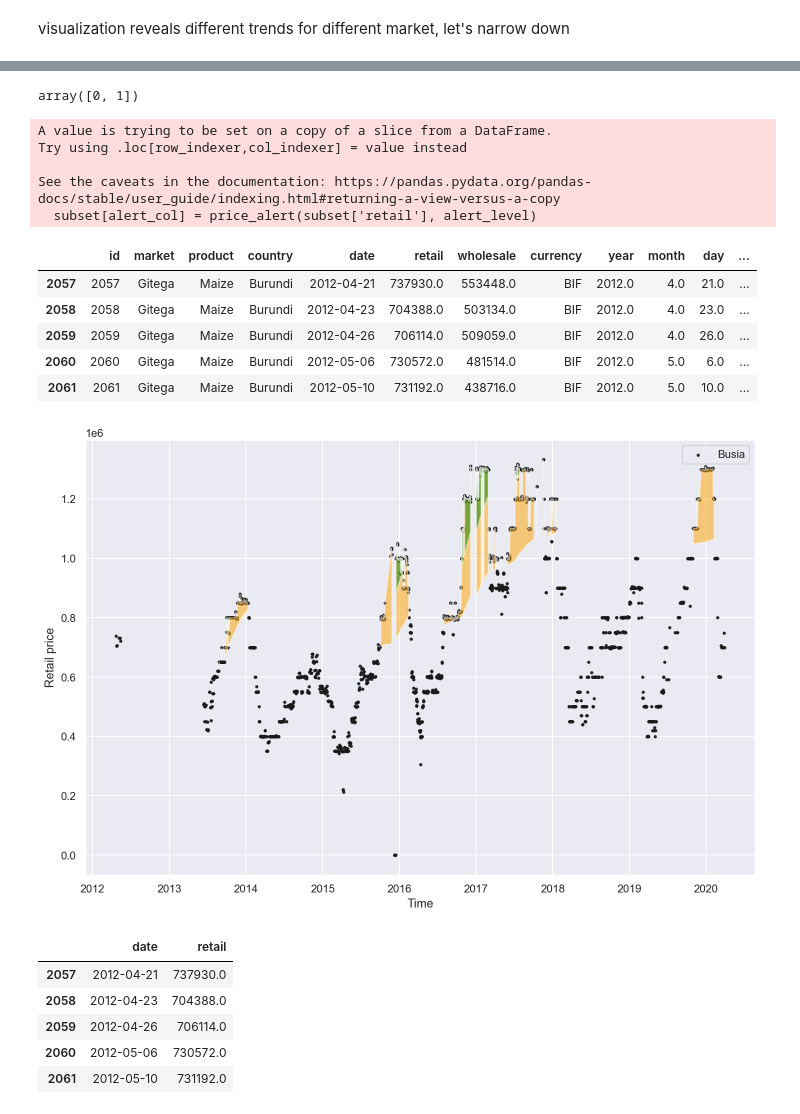
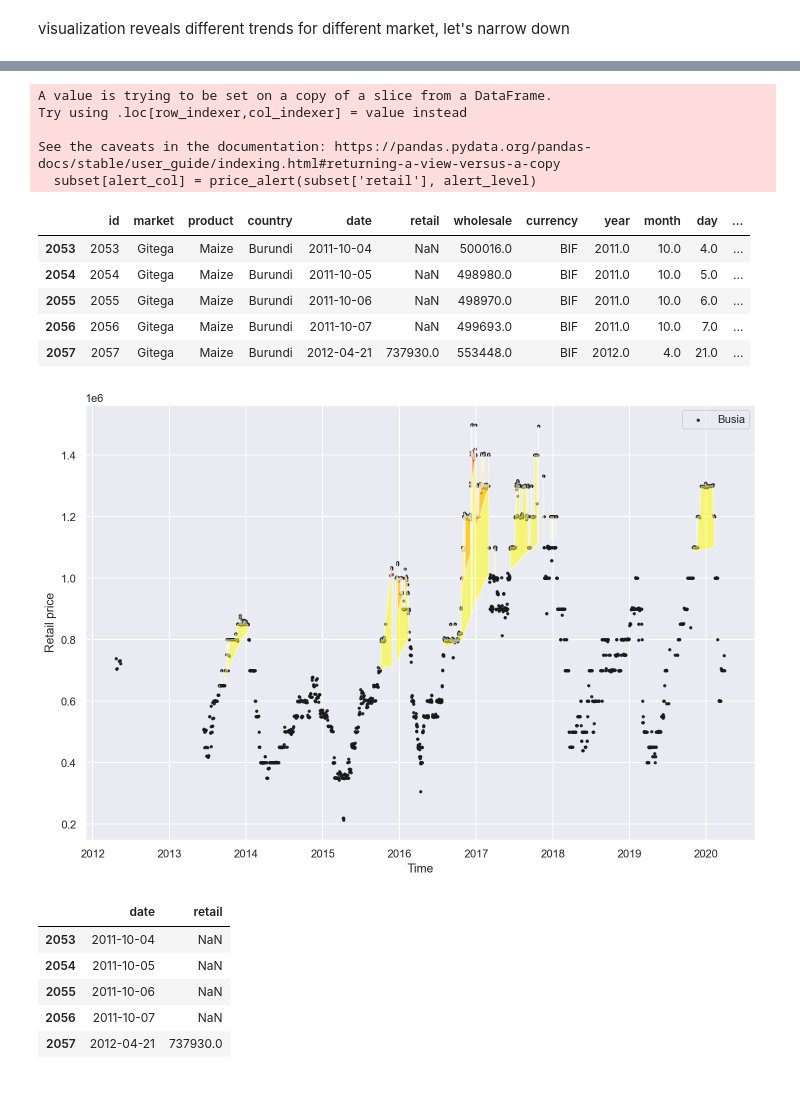
Before and after one commit to qianjing2020/lambda_lab, a Jupyter notebook: notebooks/data_price_alert.ipynb, the cells around one changed output, grey strips where cells are left out. Drawn from its saved outputs; the diff is of its cells as text; code cells hidden in the pictures.

```diff
--- a/notebooks/data_price_alert.ipynb
+++ b/notebooks/data_price_alert.ipynb
@@ -38,5 +41,5 @@ plt.show()
 # %%
-condition = (df['date']>'2012-01-01' ) & ( df['product']=='Maize')
+condition = ( df['product']=='Maize')
 df = df[condition]
 df.head()
 # %% [output]
@@ -49,2 +52,3 @@ df.head()
 # %%
 df['currency'].unique()
+df = df[df['retail']!=0]
@@ -100,9 +106,3 @@ plt.show()
-# %%
-a = np.array([0, 1])
-b = a.copy()
-b
-# %% [output]
-array([0, 1])
 # %%
 # define alert price:
 def price_alert(df_series, alert_levels=3):
@@ -137,40 +137,33 @@ See the caveats in the documentation: https://pandas.pydata.org/pandas-docs/stab
 subset.head()
 # %% [output]
 |  | id | market | product | country | date | retail | wholesale | currency | year | month | day | ... |
+| 2053 | 2053 | Gitega | Maize | Burundi | 2011-10-04 | NaN | 500016.0 | BIF | 2011.0 | 10.0 | 4.0 | ... |
+| 2054 | 2054 | Gitega | Maize | Burundi | 2011-10-05 | NaN | 498980.0 | BIF | 2011.0 | 10.0 | 5.0 | ... |
+| 2055 | 2055 | Gitega | Maize | Burundi | 2011-10-06 | NaN | 498970.0 | BIF | 2011.0 | 10.0 | 6.0 | ... |
+| 2056 | 2056 | Gitega | Maize | Burundi | 2011-10-07 | NaN | 499693.0 | BIF | 2011.0 | 10.0 | 7.0 | ... |
 | 2057 | 2057 | Gitega | Maize | Burundi | 2012-04-21 | 737930.0 | 553448.0 | BIF | 2012.0 | 4.0 | 21.0 | ... |
-| 2058 | 2058 | Gitega | Maize | Burundi | 2012-04-23 | 704388.0 | 503134.0 | BIF | 2012.0 | 4.0 | 23.0 | ... |
-| 2059 | 2059 | Gitega | Maize | Burundi | 2012-04-26 | 706114.0 | 509059.0 | BIF | 2012.0 | 4.0 | 26.0 | ... |
-| 2060 | 2060 | Gitega | Maize | Burundi | 2012-05-06 | 730572.0 | 481514.0 | BIF | 2012.0 | 5.0 | 6.0 | ... |
-| 2061 | 2061 | Gitega | Maize | Burundi | 2012-05-10 | 731192.0 | 438716.0 | BIF | 2012.0 | 5.0 | 10.0 | ... |
 # %%
 fig = plt.figure()
 ax = fig.gca()
 x = subset['date']
 y = subset['retail']
 
 y1 = subset['retail_alert1']
 y2 = subset['retail_alert2']
 y3 = subset['retail_alert3']
 
 ax.scatter(x, y, c='k', s=5, label=market, alpha=0.9)
 
-ax.fill_between(x, y, y1, where=y > y1, facecolor='orange', alpha=0.5)
-ax.fill_between(x, y, y2, where=(y > y2) & (y < y3), facecolor='green', alpha=0.5)
+ax.fill_between(x, y, y1, where=y > y1, facecolor='yellow', alpha=0.5)
+ax.fill_between(x, y, y2, where=(y > y2) & (y < y3), facecolor='orange', alpha=0.5)
 ax.fill_between(x, y, y3, where=y>y3, facecolor='red', alpha=0.5)
-
-# colors = ['red', 'orange', 'yellow', 'blue', 'yellow', 'orange', 'red']
-# color_dict = {key:value for key, value in zip(alert_levels, colors)}
-
-# for alert_level in alert_levels:
-#     ax.hlines(price_alert(subset['retail'], alert_level), '2012-01-01', '2020-05-05',
-#               colors=color_dict[alert_level], linestyles='dashed',linewidth=4)
 
 plt.xlabel('Time')
 plt.ylabel('Retail price')
 plt.legend()
 plt.show()
 # %% [output]
-[figure, old version]
+[figure, new version]
 # %%
 # since data is so ragged, use moving average (5 days) to viz the data
 
@@ -178,11 +171,11 @@ subset = df[df['market']=='Gitega'][['date', 'retail']]
 subset.head()
 # %% [output]
 |  | date | retail |
+| 2053 | 2011-10-04 | NaN |
+| 2054 | 2011-10-05 | NaN |
+| 2055 | 2011-10-06 | NaN |
+| 2056 | 2011-10-07 | NaN |
 | 2057 | 2012-04-21 | 737930.0 |
-| 2058 | 2012-04-23 | 704388.0 |
-| 2059 | 2012-04-26 | 706114.0 |
-| 2060 | 2012-05-06 | 730572.0 |
-| 2061 | 2012-05-10 | 731192.0 |
 # %%
 subset_mv = subset.rolling(5).sum()
 subset_mv.plot()
```
Also changed, not shown: parts of 8 cells of this notebook, 5 other files.
